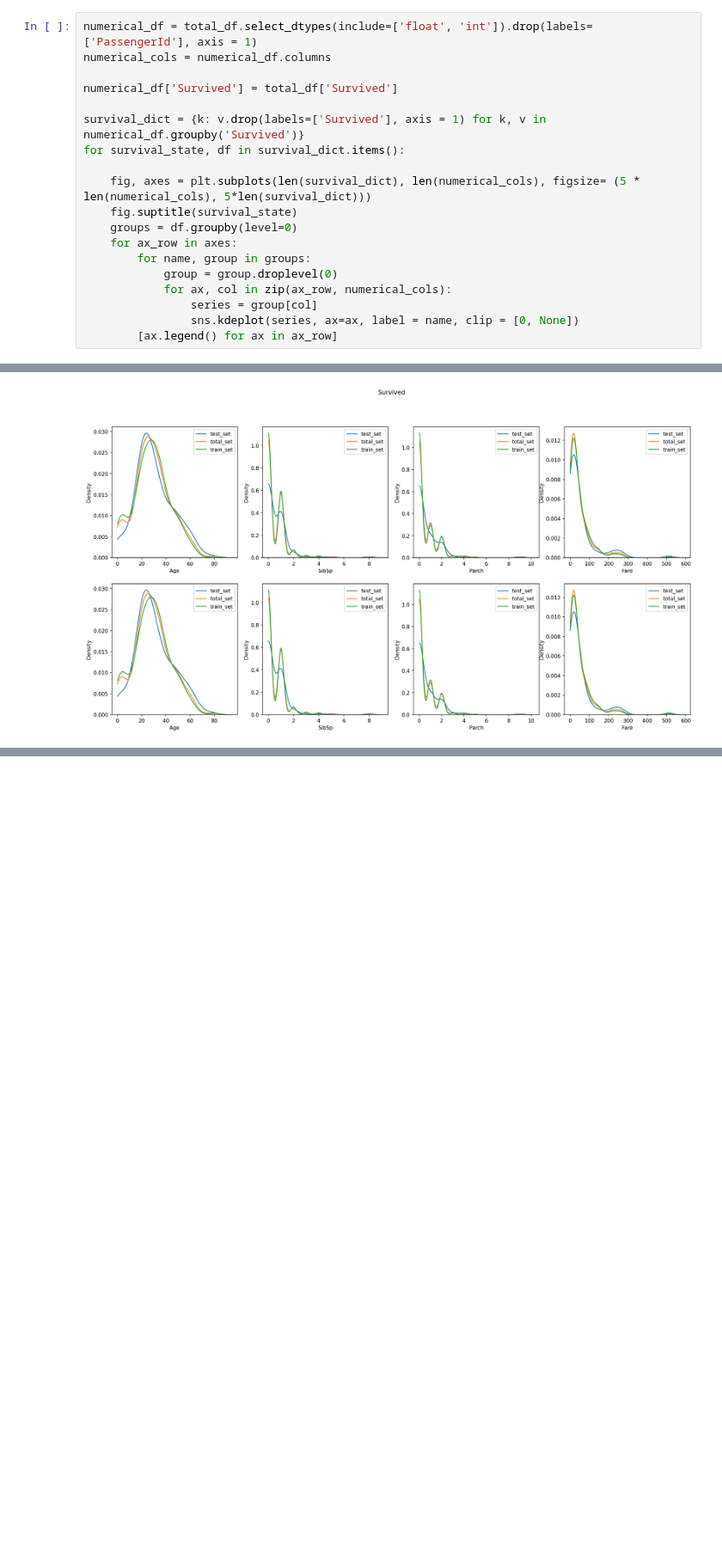
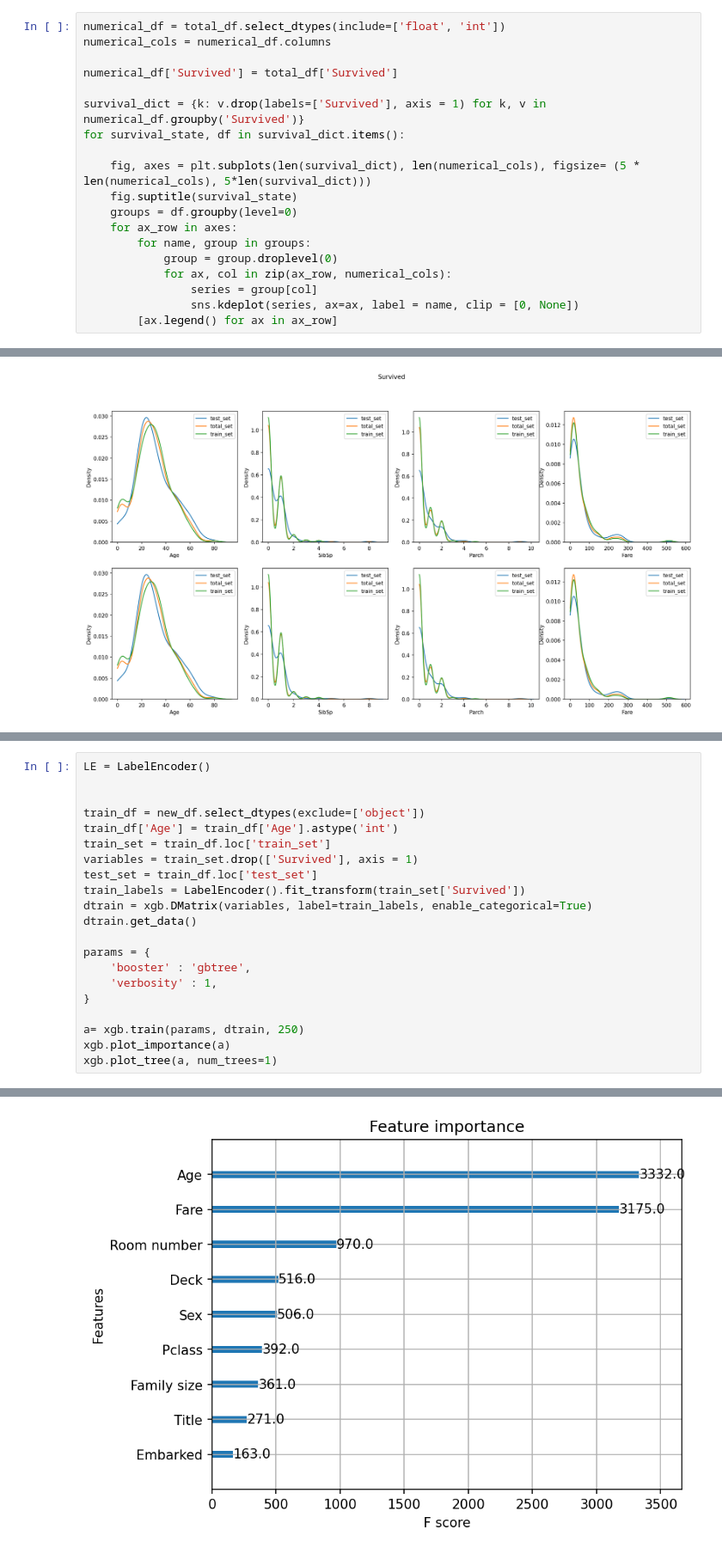
Before and after one commit to Pietje123/kaggle, a Jupyter notebook: titanic/notebook.ipynb, the cells around one changed output, grey strips where cells are left out. Shown at 86% size. Saved outputs shown, nothing was run; the diff lists cells and outputs as text; blank space fills up the shorter version.

Commit message:
Added data conversion

```diff
--- a/titanic/notebook.ipynb
+++ b/titanic/notebook.ipynb
@@ -92,7 +95,7 @@ for permutation in small_catergories_permutations:
 # %% [markdown]
 # Numerical values (Age, Sibsp, Parch, Fare)
 # %%
-numerical_df = total_df.select_dtypes(include=['float', 'int']).drop(labels=['PassengerId'], axis = 1)
+numerical_df = total_df.select_dtypes(include=['float', 'int'])
 numerical_cols = numerical_df.columns
 
 numerical_df['Survived'] = total_df['Survived']
@@ -133,0 +218,22 @@ modified_cabins = indiviual_cabins.apply(func).fillna(False)
+# %%
+LE = LabelEncoder()
+
+
+train_df = new_df.select_dtypes(exclude=['object'])
+train_df['Age'] = train_df['Age'].astype('int')
+train_set = train_df.loc['train_set']
+variables = train_set.drop(['Survived'], axis = 1)
+test_set = train_df.loc['test_set']
+train_labels = LabelEncoder().fit_transform(train_set['Survived'])
+dtrain = xgb.DMatrix(variables, label=train_labels, enable_categorical=True)
+dtrain.get_data()
+
+params = {
+    'booster' : 'gbtree',
+    'verbosity' : 1,
+}
+
+a= xgb.train(params, dtrain, 250)
+xgb.plot_importance(a)
+xgb.plot_tree(a, num_trees=1)
+# %% [output]
@@ -133,0 +241 @@ modified_cabins = indiviual_cabins.apply(func).fillna(False)
+[figure, added]
```
Also changed, not shown: parts of 9 cells of this notebook.
